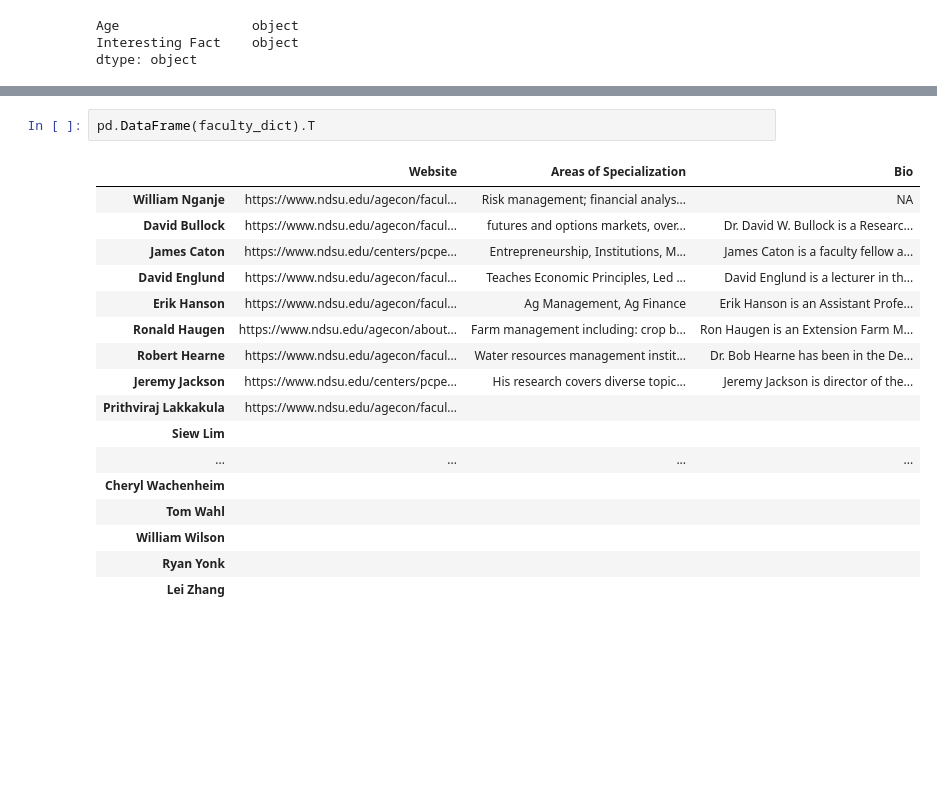
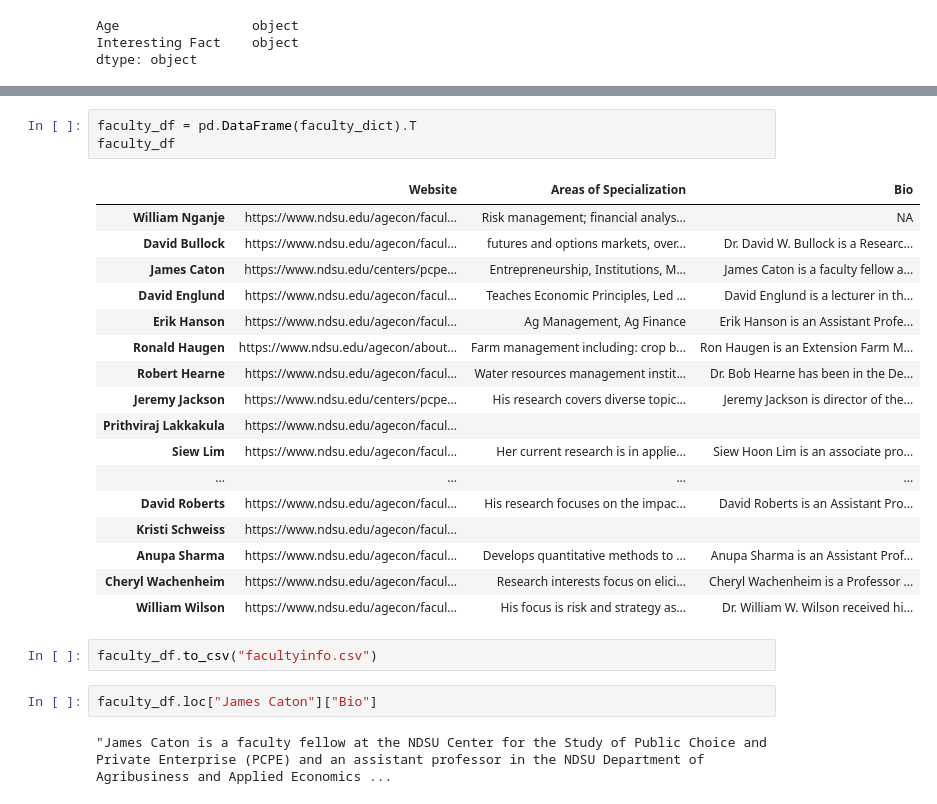
Before and after one commit to jacobradke/jacobradke, a Jupyter notebook: In Class Projects/Project 3 - Dictionaries and Dataframes.ipynb, the cells around one changed output, grey strips where cells are left out. Saved outputs shown, nothing was run; the diff lists cells and outputs as text; blank space fills up the shorter version.

```diff
--- a/In Class Projects/Project 3 - Dictionaries and Dataframes.ipynb
+++ b/In Class Projects/Project 3 - Dictionaries and Dataframes.ipynb
@@ -357,20 +339,27 @@ faculty_dict
 # %%
-pd.DataFrame(faculty_dict).T
+faculty_df = pd.DataFrame(faculty_dict).T
+faculty_df
 # %% [output]
 |  | Website | Areas of Specialization | Bio |
 | William Nganje | https://www.ndsu.edu/agecon/facul... | Risk management; financial analys... | NA |
 | David Bullock | https://www.ndsu.edu/agecon/facul... | futures and options markets, over... | Dr. David W. Bullock is a Researc... |
 | James Caton | https://www.ndsu.edu/centers/pcpe... | Entrepreneurship, Institutions, M... | James Caton is a faculty fellow a... |
 | David Englund | https://www.ndsu.edu/agecon/facul... | Teaches Economic Principles, Led ... | David Englund is a lecturer in th... |
 | Erik Hanson | https://www.ndsu.edu/agecon/facul... | Ag Management, Ag Finance | Erik Hanson is an Assistant Profe... |
 | Ronald Haugen | https://www.ndsu.edu/agecon/about... | Farm management including: crop b... | Ron Haugen is an Extension Farm M... |
 | Robert Hearne | https://www.ndsu.edu/agecon/facul... | Water resources management instit... | Dr. Bob Hearne has been in the De... |
 | Jeremy Jackson | https://www.ndsu.edu/centers/pcpe... | His research covers diverse topic... | Jeremy Jackson is director of the... |
 | Prithviraj Lakkakula | https://www.ndsu.edu/agecon/facul... |  |  |
-| Siew Lim |  |  |  |
+| Siew Lim | https://www.ndsu.edu/agecon/facul... | Her current research is in applie... | Siew Hoon Lim is an associate pro... |
 | ... | ... | ... | ... |
-| Cheryl Wachenheim |  |  |  |
-| Tom Wahl |  |  |  |
-| William Wilson |  |  |  |
-| Ryan Yonk |  |  |  |
-| Lei Zhang |  |  |  |
+| David Roberts | https://www.ndsu.edu/agecon/facul... | His research focuses on the impac... | David Roberts is an Assistant Pro... |
+| Kristi Schweiss | https://www.ndsu.edu/agecon/facul... |  |  |
+| Anupa Sharma | https://www.ndsu.edu/agecon/facul... | Develops quantitative methods to ... | Anupa Sharma is an Assistant Prof... |
+| Cheryl Wachenheim | https://www.ndsu.edu/agecon/facul... | Research interests focus on elici... | Cheryl Wachenheim is a Professor ... |
+| William Wilson | https://www.ndsu.edu/agecon/facul... | His focus is risk and strategy as... | Dr. William W. Wilson received hi... |
+# %%
+faculty_df.to_csv("facultyinfo.csv")
+# %%
+faculty_df.loc["James Caton"]["Bio"]
+# %% [output]
+"James Caton is a faculty fellow at the NDSU Center for the Study of Public Choice and Private Enterprise (PCPE) and an assistant professor in the NDSU Department of Agribusiness and Applied Economics ...
```
Also changed, not shown: parts of 8 cells of this notebook, 1 other file.
